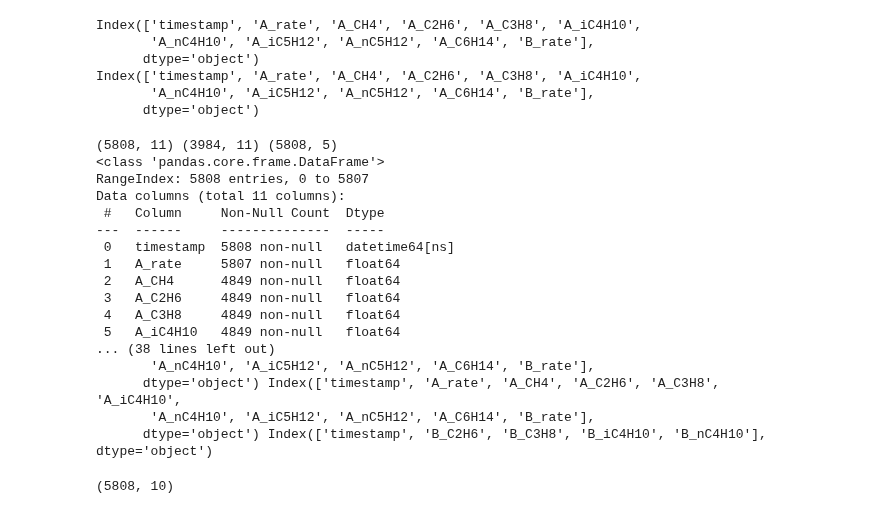
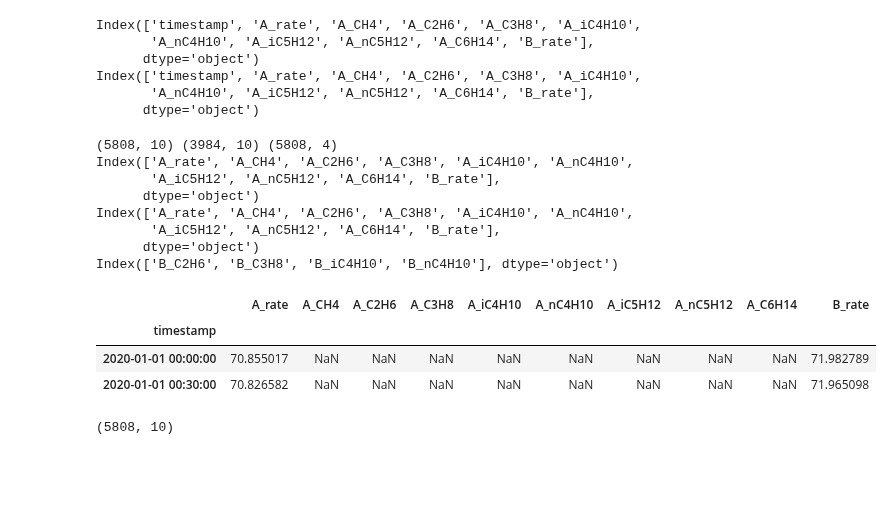
Before and after one commit to Kirill1961/pythonProject2, a Jupyter notebook: sibur_timestamp_jup.ipynb, the cells around one changed output. Cells and saved outputs as stored; diff of their text form; code cells hidden in the pictures; blank space fills up the shorter version.

```diff
--- a/sibur_timestamp_jup.ipynb
+++ b/sibur_timestamp_jup.ipynb
@@ -31,46 +31,49 @@ Index(['timestamp', 'A_rate', 'A_CH4', 'A_C2H6', 'A_C3H8', 'A_iC4H10',
       dtype='object')
 # %%
 # df_tr['timestamp'] = pd.to_datetime(df_tr['timestamp'])  # трансформ признака из str в timestamp
-#
 # df_tr.set_index('timestamp', inplace=True)  # трансформ Признака timestamp в Индекс timestamp
-#
 # df_tr.sort_index(inplace=True) # Сортируем для перестраховки
-#
 # df = df_tr.iloc[0: 10, :]  # For Train
 
-
+# TODO в train, test и target преобразуем 'timestamp' из object -> Timestamp
 df_tr['timestamp'] = pd.to_datetime(df_tr['timestamp'])
-
+df_ts['timestamp'] = pd.to_datetime(df_ts['timestamp'])
 df_tg['timestamp'] = pd.to_datetime(df_tg['timestamp'])
 
-df_ts['timestamp'] = pd.to_datetime(df_ts['timestamp'])
+# TODO 'timestamp' перенесём в индекс + сортировка индекса train, test, target
+df_tr = df_tr.set_index('timestamp')
+df_tr = df_tr.sort_index()
 
+df_ts = df_ts.set_index('timestamp')
+df_ts = df_ts.sort_index()
+
+df_tg = df_tg.set_index('timestamp')
+df_tg = df_tg.sort_index()
 
 print(df_tr.shape, df_ts.shape, df_tg.shape)
 
-df_tr.info()
-df_ts.info()
-df_tg.info()
+# df_tr.info()
+# df_ts.info()
+# df_tg.info()
 
-print(df_tr.columns, df_ts.columns, df_tg.columns)
+print(df_tr.columns)
+print(df_ts.columns)
+print(df_tg.columns)
+
+df_tr.head(2)
 # %% [output]
-(5808, 11) (3984, 11) (5808, 5)
-<class 'pandas.core.frame.DataFrame'>
-RangeIndex: 5808 entries, 0 to 5807
-Data columns (total 11 columns):
- #   Column     Non-Null Count  Dtype
----  ------     --------------  -----
- 0   timestamp  5808 non-null   datetime64[ns]
- 1   A_rate     5807 non-null   float64
- 2   A_CH4      4849 non-null   float64
- 3   A_C2H6     4849 non-null   float64
- 4   A_C3H8     4849 non-null   float64
- 5   A_iC4H10   4849 non-null   float64
-... (38 lines left out)
-       'A_nC4H10', 'A_iC5H12', 'A_nC5H12', 'A_C6H14', 'B_rate'],
-      dtype='object') Index(['timestamp', 'A_rate', 'A_CH4', 'A_C2H6', 'A_C3H8', 'A_iC4H10',
-       'A_nC4H10', 'A_iC5H12', 'A_nC5H12', 'A_C6H14', 'B_rate'],
-      dtype='object') Index(['timestamp', 'B_C2H6', 'B_C3H8', 'B_iC4H10', 'B_nC4H10'], dtype='object')
+(5808, 10) (3984, 10) (5808, 4)
+Index(['A_rate', 'A_CH4', 'A_C2H6', 'A_C3H8', 'A_iC4H10', 'A_nC4H10',
+       'A_iC5H12', 'A_nC5H12', 'A_C6H14', 'B_rate'],
+      dtype='object')
+Index(['A_rate', 'A_CH4', 'A_C2H6', 'A_C3H8', 'A_iC4H10', 'A_nC4H10',
+       'A_iC5H12', 'A_nC5H12', 'A_C6H14', 'B_rate'],
+      dtype='object')
+Index(['B_C2H6', 'B_C3H8', 'B_iC4H10', 'B_nC4H10'], dtype='object')
+|  | A_rate | A_CH4 | A_C2H6 | A_C3H8 | A_iC4H10 | A_nC4H10 | A_iC5H12 | A_nC5H12 | A_C6H14 | B_rate |
+| timestamp |  |  |  |  |  |  |  |  |  |  |
+| 2020-01-01 00:00:00 | 70.855017 | NaN | NaN | NaN | NaN | NaN | NaN | NaN | NaN | 71.982789 |
+| 2020-01-01 00:30:00 | 70.826582 | NaN | NaN | NaN | NaN | NaN | NaN | NaN | NaN | 71.965098 |
 # %%
 df_tr.plot(figsize=(12,4))
 # %% [output]
```
Also changed, not shown: parts of 1 cell of this notebook.
